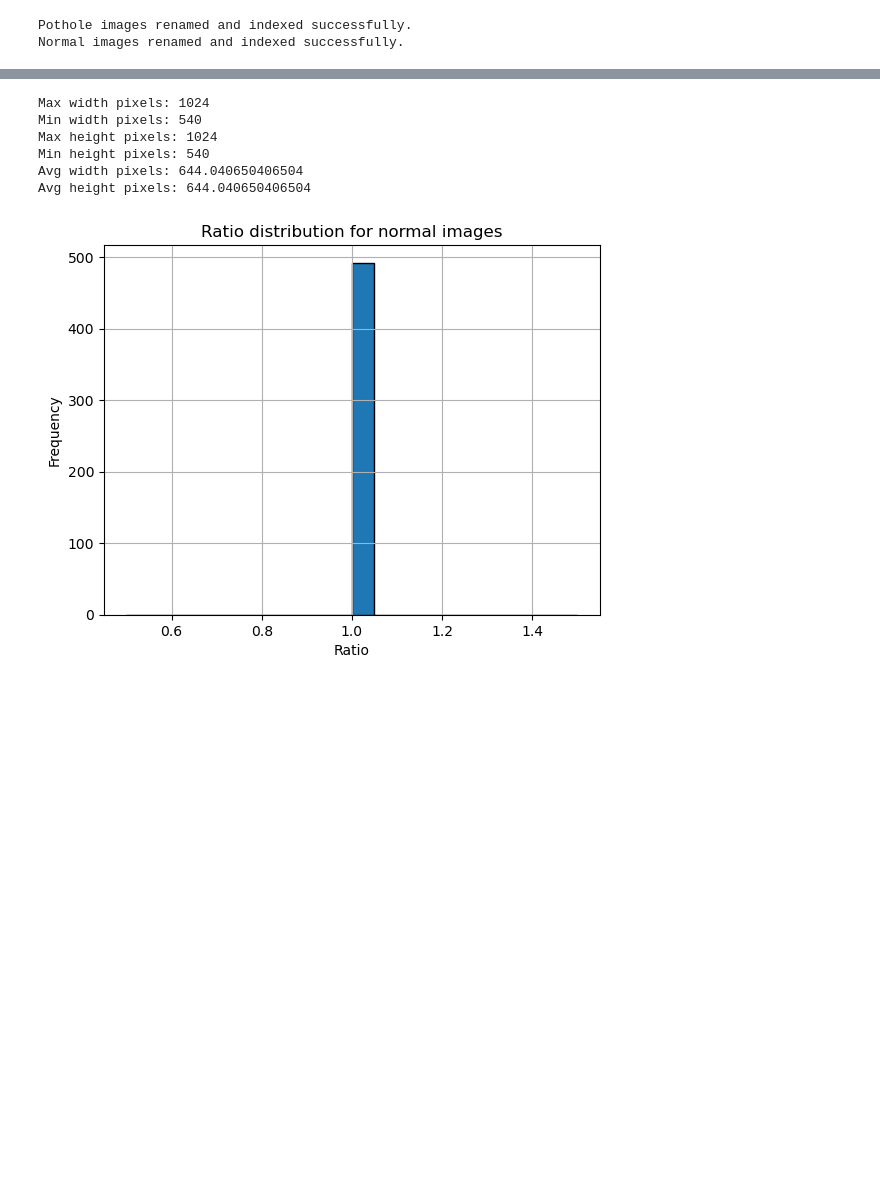
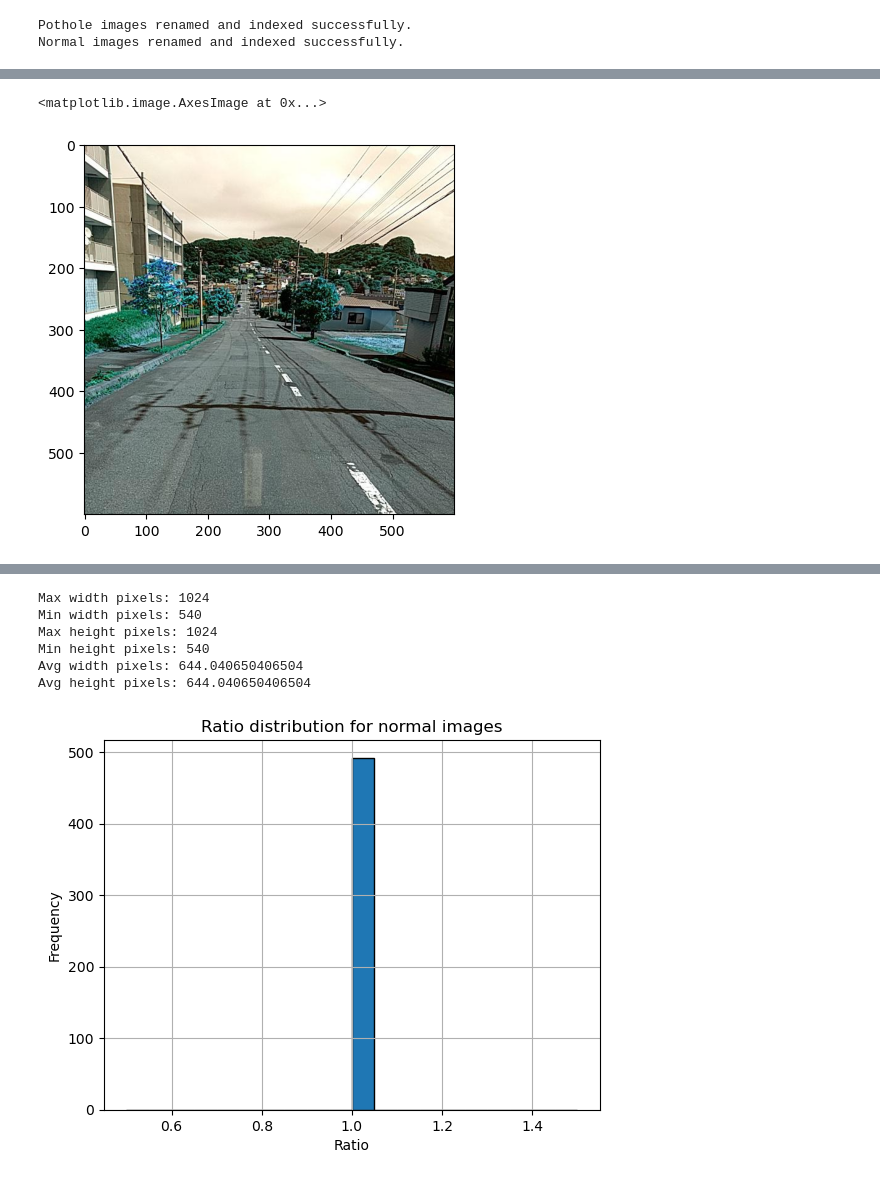
Before and after one commit to Dev0b0101/CNN-Pothole-Detection, a Jupyter notebook: ZijieLei.ipynb, the cells around one changed output, grey strips where cells are left out. Cells and saved outputs as stored; diff of their text form; code cells hidden in the pictures; blank space fills up the shorter version.

```diff
--- a/ZijieLei.ipynb
+++ b/ZijieLei.ipynb
@@ -89,6 +89,11 @@ for image_file in normal_images:
         normal.append(image)
     else:
         print(f"Could not load image: {image_path}")
+# %%
+plt.imshow(normal[0], cmap='gray')
+# %% [output]
+<matplotlib.image.AxesImage at 0x...>
+[figure, added]
 # %%
 print("Max width pixels: " + str(max([i.shape[0] for i in pothole])))
 print("Min width pixels: " + str(min([i.shape[0] for i in pothole])))
```
Also changed, not shown: parts of 7 cells of this notebook.
